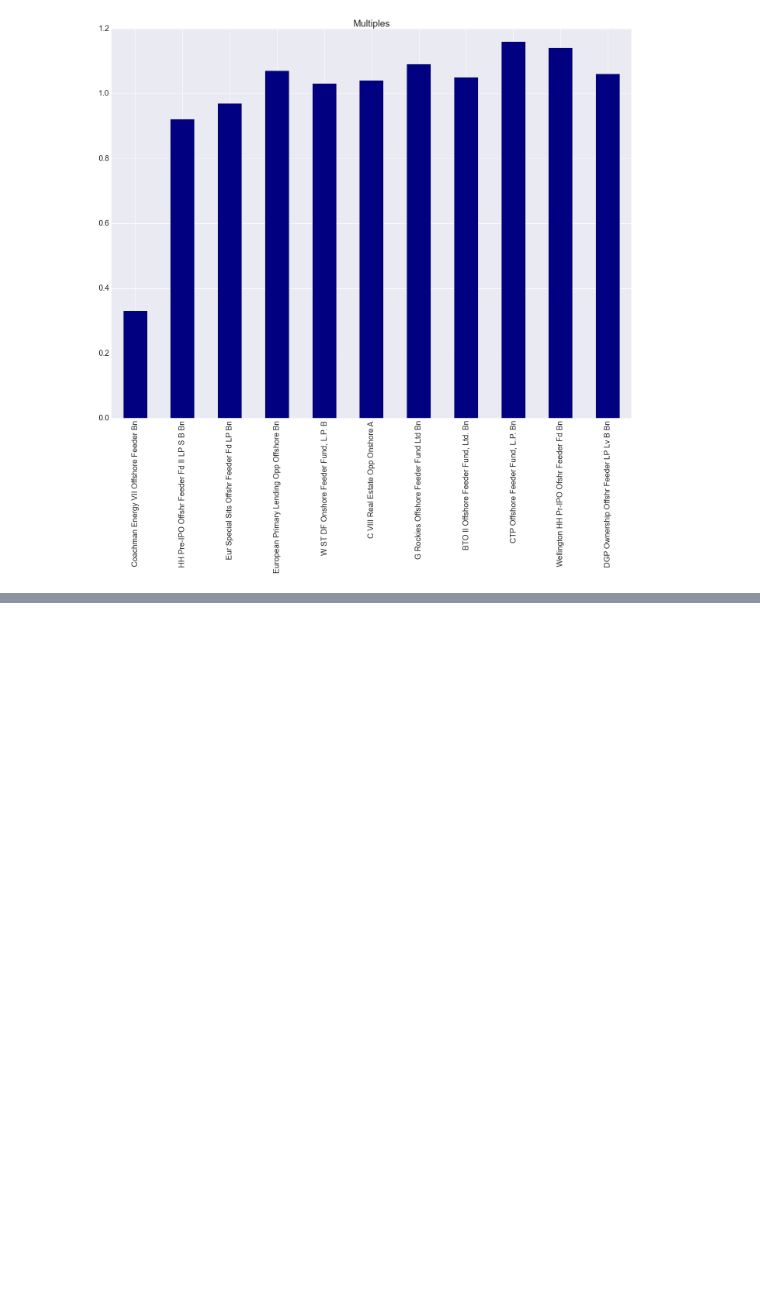
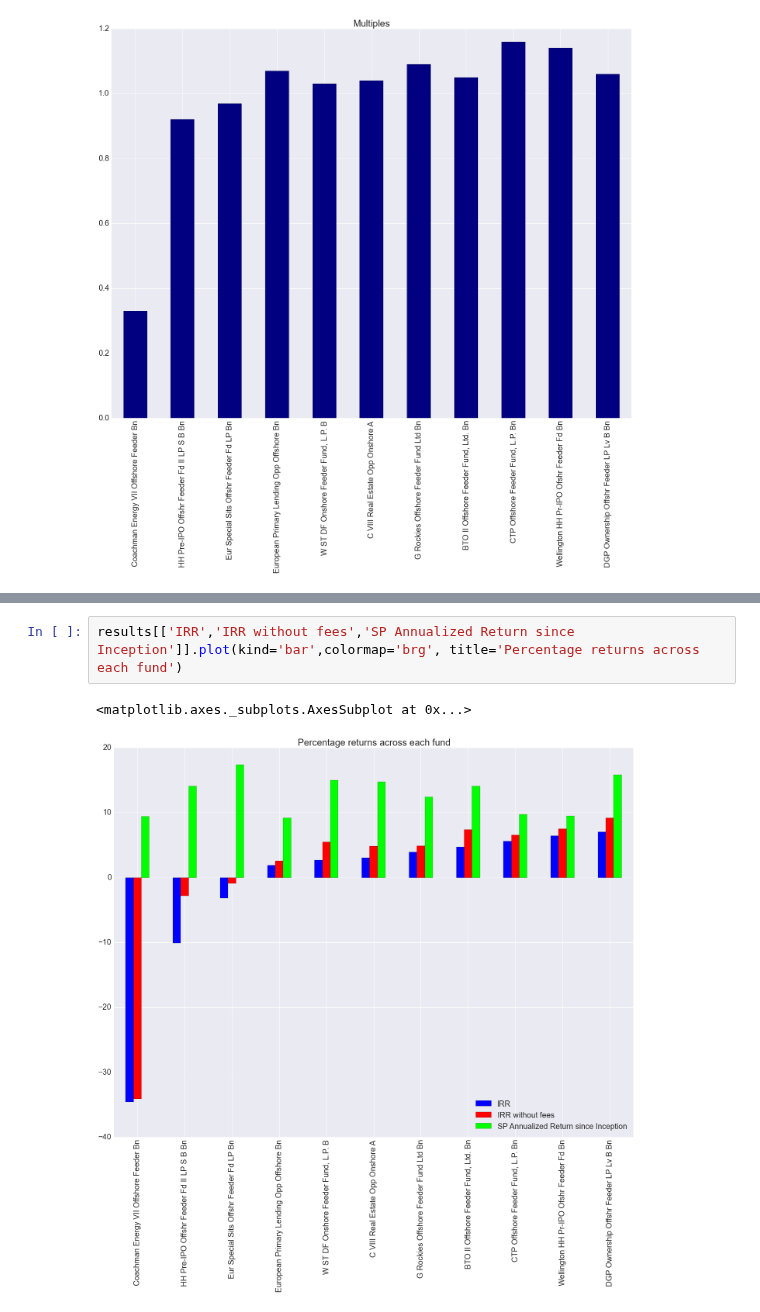
Before and after one commit to mrefermat/FinancePhD, a Jupyter notebook: FinancialExperiments/IRR_calculations.ipynb, the cells around one changed output, grey strips where cells are left out. Cells and saved outputs as stored; diff of their text form; blank space fills up the shorter version.

```diff
--- a/FinancialExperiments/IRR_calculations.ipynb
+++ b/FinancialExperiments/IRR_calculations.ipynb
@@ -155,0 +221,5 @@ array([<matplotlib.axes._subplots.AxesSubplot object at 0x...>], dtype=object)
+# %%
+results[['IRR','IRR without fees','SP Annualized Return since Inception']].plot(kind='bar',colormap='brg', title='Percentage returns across each fund')
+# %% [output]
+<matplotlib.axes._subplots.AxesSubplot at 0x...>
+[figure, added]
```
Also changed, not shown: parts of 12 cells of this notebook, 1 other file.
